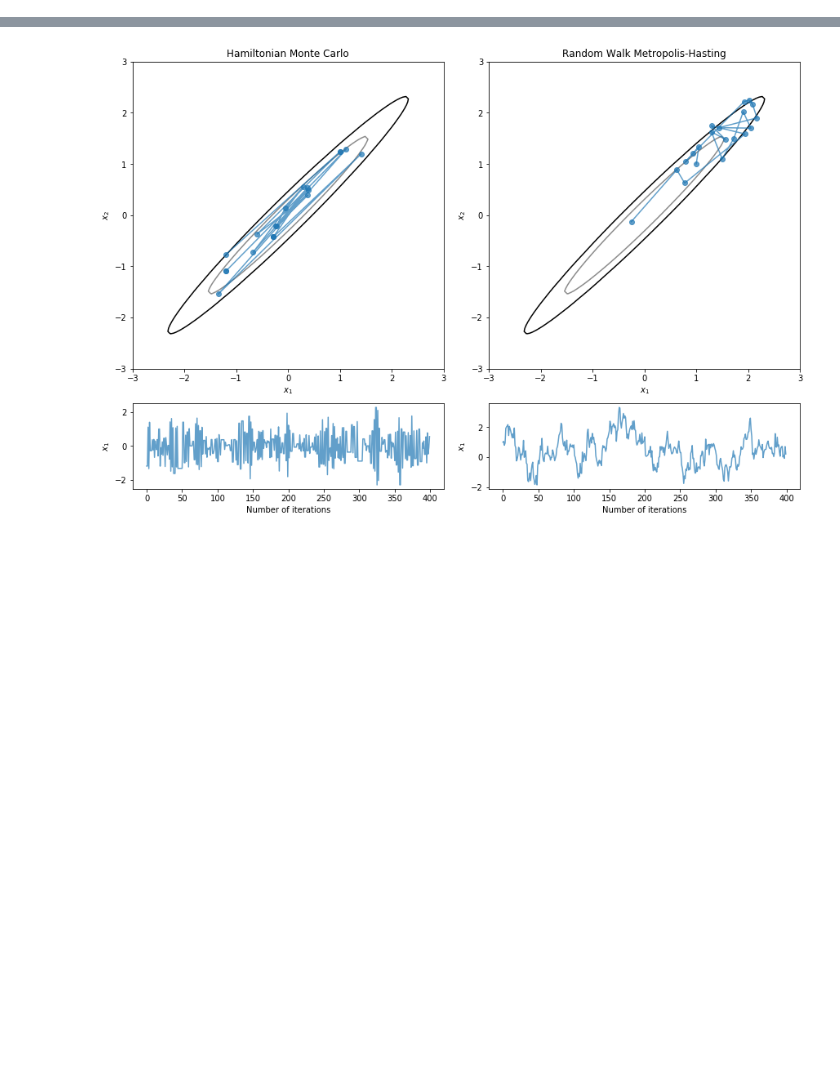
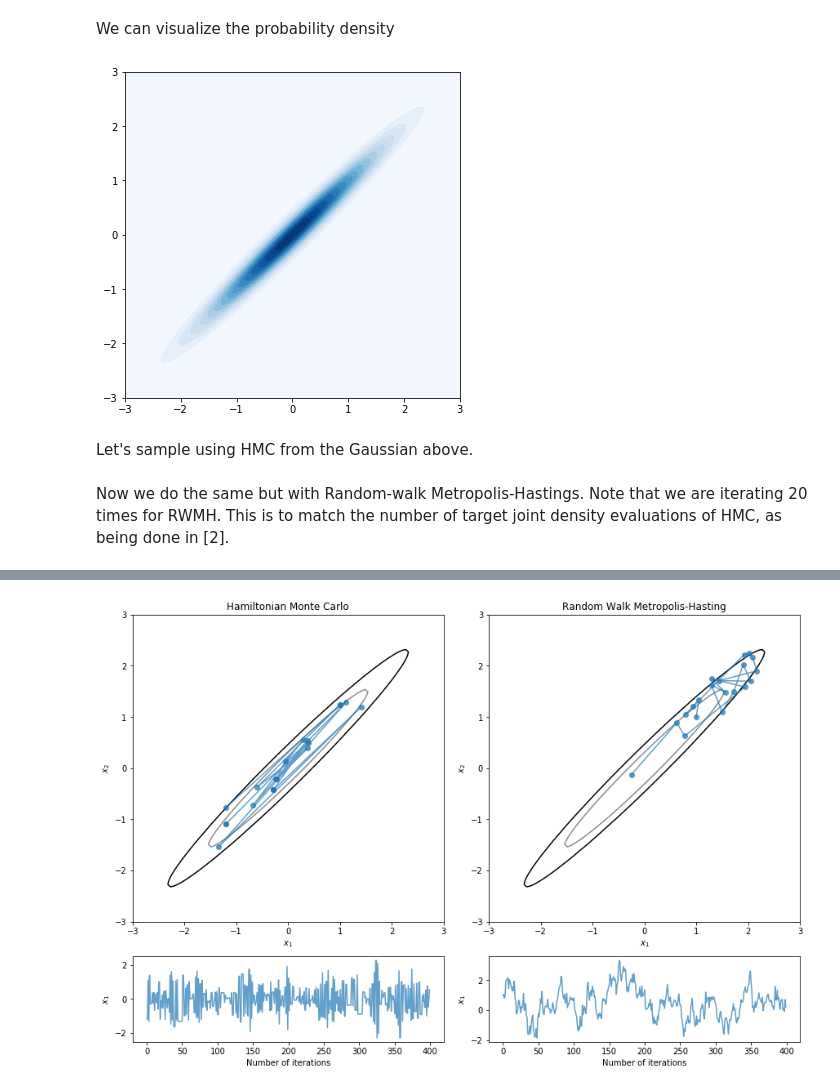
Before and after one commit to ethanluoyc/dhmc-jax, a Jupyter notebook: notebooks/HMC.ipynb, the cells around one changed output, grey strips where cells are left out. Cells and saved outputs as stored; diff of their text form; code cells hidden in the pictures; blank space fills up the shorter version.

```diff
--- a/notebooks/HMC.ipynb
+++ b/notebooks/HMC.ipynb
@@ -24,12 +53,26 @@ target_dist = distributions.MultivariateNormal(
 
 def target_log_prob_fn(state):
     return target_dist.log_prob(state)
+# %% [markdown]
+We can visualize the probability density
 # %%
 X, Y = np.meshgrid(np.linspace(-3, 3, 100),
                    np.linspace(-3, 3, 100),
                   )
 _X = np.stack([X, Y]).reshape(2, -1)
 probs = np.exp(target_log_prob_fn(_X.T).reshape((100, 100)))
+# %%
+fig, ax = plt.subplots(figsize=(6,6))
+ax.contourf(
+    X, Y,
+    probs,
+    levels=15,
+    cmap='Blues'
+);
+# %% [output]
+[figure, added]
+# %% [markdown]
+Let's sample using HMC from the Gaussian above.
 # %%
 import functools
 from dhmc import mcmc, utils, hmc
@@ -60,3 +101,5 @@ hmc_samples = samples
+# %% [markdown]
+Now we do the same but with Random-walk Metropolis-Hastings. Note that we are iterating 20 times for RWMH. This is to match the number of target joint density evaluations of HMC, as being done in [2].
 # %%
 def kernel(state_):
     state, rng = state_
```
Also changed, not shown: parts of 23 cells of this notebook, 1 other file.
